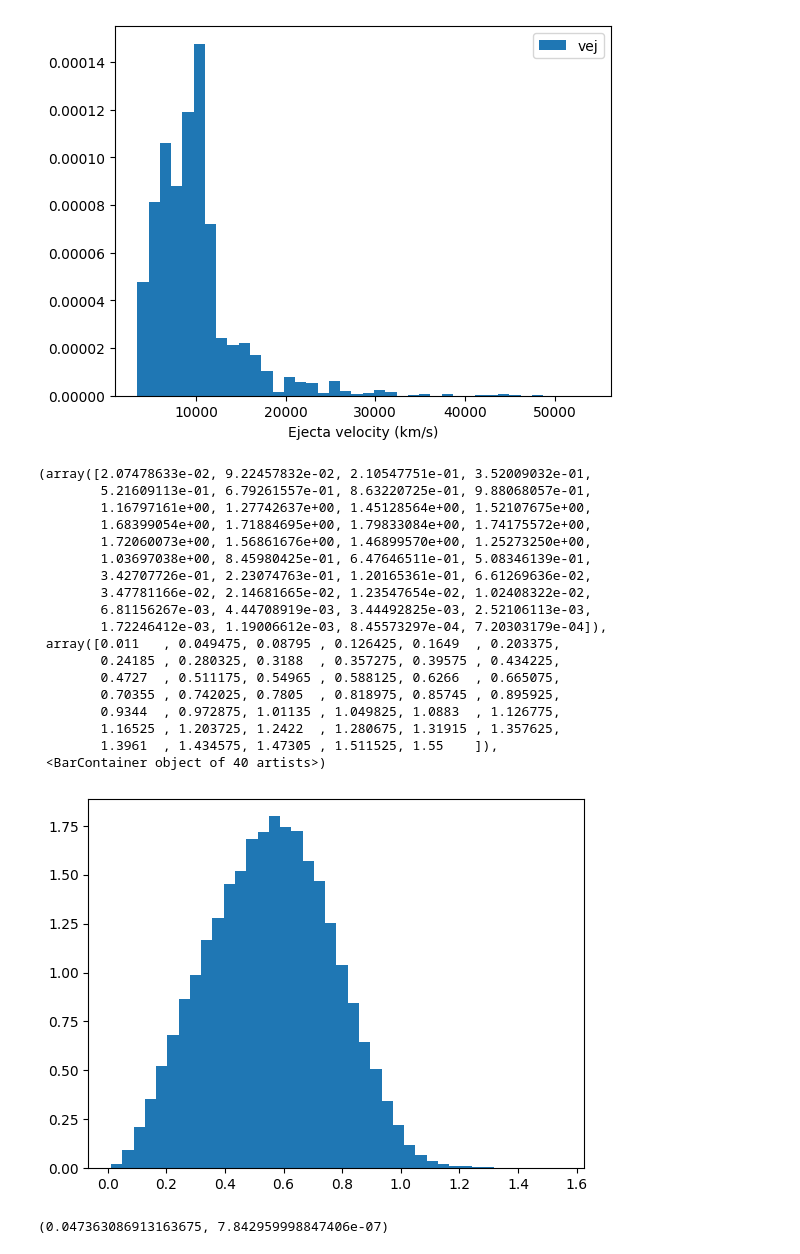
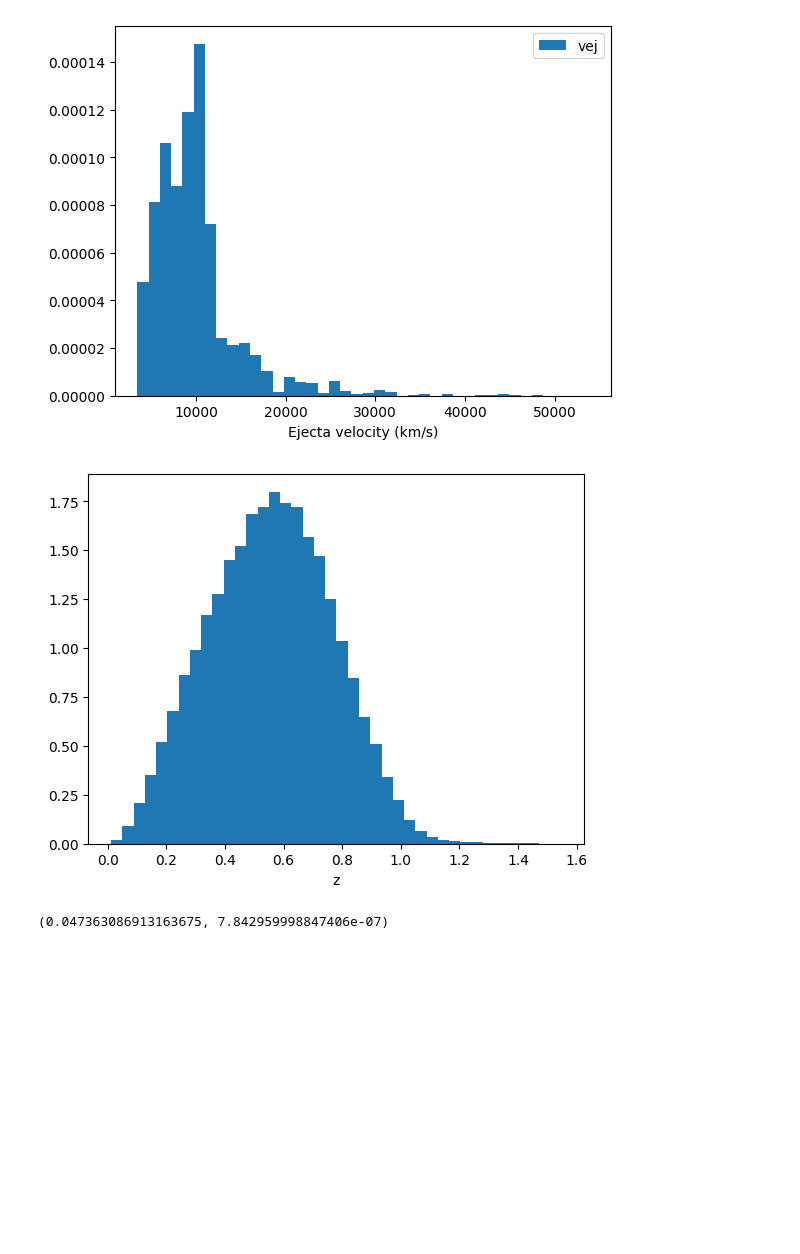
Before and after one commit to asmuzsoy/beams_ext, a Jupyter notebook: fit_many_sne.ipynb, the cells around one changed output. Saved outputs shown, nothing was run; the diff lists cells and outputs as text; code cells hidden in the pictures; blank space fills up the shorter version.

```diff
--- a/fit_many_sne.ipynb
+++ b/fit_many_sne.ipynb
@@ -384,27 +370,11 @@ plt.legend()
 <matplotlib.legend.Legend at 0x...>
 [figure]
 # %%
-plt.hist(ia_df['true_z'].to_numpy(), bins=40, density=True, label="x1")
+plt.hist(ia_df['true_z'].to_numpy(), bins=40, density=True)
+plt.xlabel("z")
+plt.show()
 # %% [output]
-(array([2.07478633e-02, 9.22457832e-02, 2.10547751e-01, 3.52009032e-01,
-        5.21609113e-01, 6.79261557e-01, 8.63220725e-01, 9.88068057e-01,
-        1.16797161e+00, 1.27742637e+00, 1.45128564e+00, 1.52107675e+00,
-        1.68399054e+00, 1.71884695e+00, 1.79833084e+00, 1.74175572e+00,
-        1.72060073e+00, 1.56861676e+00, 1.46899570e+00, 1.25273250e+00,
-        1.03697038e+00, 8.45980425e-01, 6.47646511e-01, 5.08346139e-01,
-        3.42707726e-01, 2.23074763e-01, 1.20165361e-01, 6.61269636e-02,
-        3.47781166e-02, 2.14681665e-02, 1.23547654e-02, 1.02408322e-02,
-        6.81156267e-03, 4.44708919e-03, 3.44492825e-03, 2.52106113e-03,
-        1.72246412e-03, 1.19006612e-03, 8.45573297e-04, 7.20303179e-04]),
- array([0.011   , 0.049475, 0.08795 , 0.126425, 0.1649  , 0.203375,
-        0.24185 , 0.280325, 0.3188  , 0.357275, 0.39575 , 0.434225,
-        0.4727  , 0.511175, 0.54965 , 0.588125, 0.6266  , 0.665075,
-        0.70355 , 0.742025, 0.7805  , 0.818975, 0.85745 , 0.895925,
-        0.9344  , 0.972875, 1.01135 , 1.049825, 1.0883  , 1.126775,
-        1.16525 , 1.203725, 1.2422  , 1.280675, 1.31915 , 1.357625,
-        1.3961  , 1.434575, 1.47305 , 1.511525, 1.55    ]),
- <BarContainer object of 40 artists>)
-[figure, old version]
+[figure, new version]
 # %%
 def get_x0(mb):
     return 10**(-(mb-10.635)/2.5)
```
Also changed, not shown: parts of 34 cells of this notebook, 1 other file.
